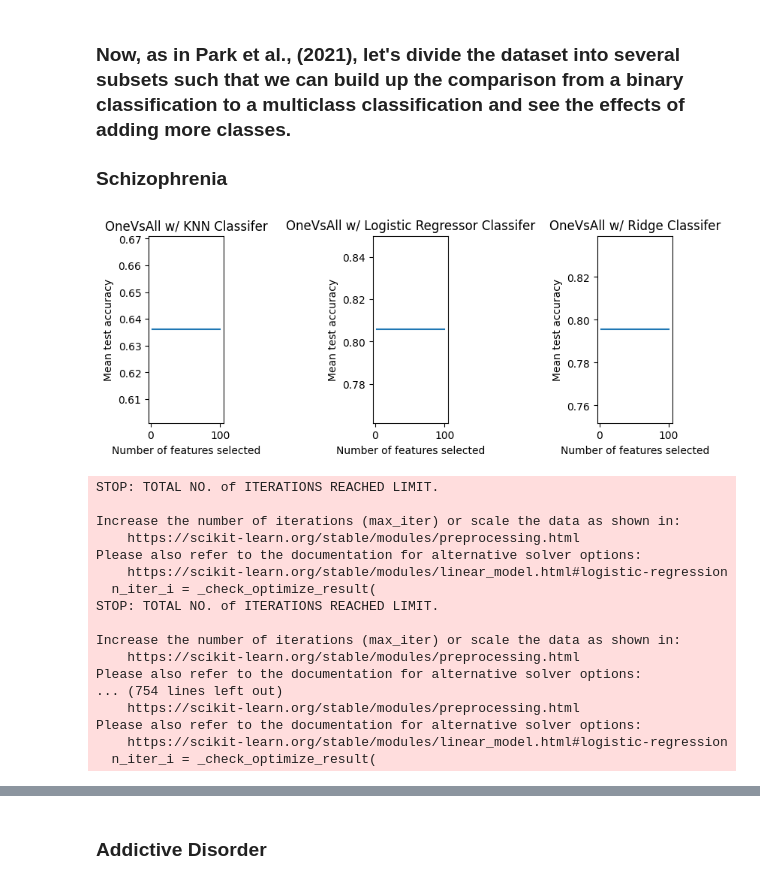
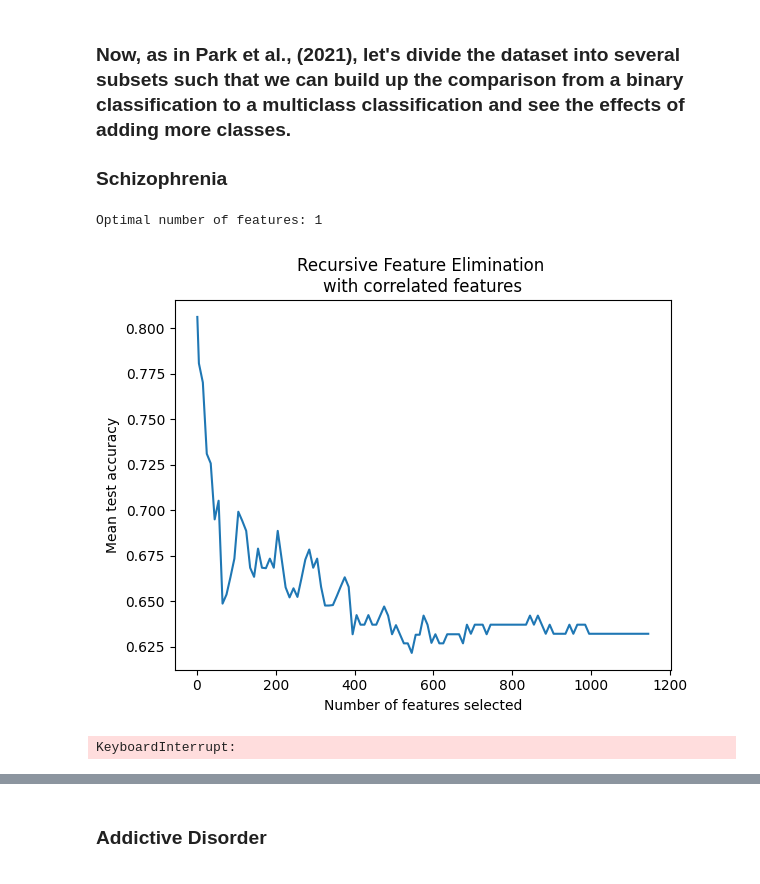
Before and after one commit to RicardoEspinoza279/DATATHON25_NeurotechTrack, a Jupyter notebook: RicardoEspinoza_Datathon25_Code.ipynb, the cells around one changed output, grey strips where cells are left out. Saved outputs shown, nothing was run; the diff lists cells and outputs as text; code cells hidden in the pictures.

```diff
--- a/RicardoEspinoza_Datathon25_Code.ipynb
+++ b/RicardoEspinoza_Datathon25_Code.ipynb
@@ -422,18 +588,12 @@ y_train_sch = y_train.loc[bool_rows]
 # %%
 # Define how many features to select using the JMIM algorithm
-num_features = [2, 10, 20, 30, 40, 50, 100]
+num_features = 50
 
-# Initialize dictionaries to store the accuracy of the models and the names of the columns used to train the models
-accuracy_scores_sch_knn = {num_features[n]: [] for n in range(len(num_features))}
-accuracy_scores_sch_logistic = accuracy_scores_sch_knn.copy()
-accuracy_scores_sch_ridge = accuracy_scores_sch_knn.copy()
-col_names_sch = {num_features[n]: [] for n in range(len(num_features))}
-
-# For each element in the num_features list, apply the JMIM algorithm to get a subset of maximally-informative
-# features and train a KNNClassifier model and evaluate the accuracy using 5-fold cross-validation
-for k in num_features:
-    # Apply the JMIM algorithm
-    x_train_sch_k = featureSelectionJMIM(x_train_sch, y_train_sch, k)
-
-    # Train and evaluate the model
-    col_names_sch[k] = x_train_sch_k.columns
+# Compare the JMIM algorithm to the RFE algorithm and plot the average model accuracy as a function of number of features
+x_train_sch_optim, y_train_sch_enc, n_feature_optim = fit_disorder(x_train, y_train_main,
+                                                                   'Schizophrenia', num_features,
+                                                                   plotRFE = True, plotJMIM = True)
+# %% [output]
+Optimal number of features: 1
+[figure, added]
+KeyboardInterrupt:
@@ -449,45 +599,0 @@ for k in num_features:
-# %%
-fig = plt.figure(figsize = (9, 4))
-grid = fig.add_gridspec(nrows = 1, ncols = 3, wspace = 2)
-axs = grid.subplots()
-fig.suptitle = 'Feature Selection Using \nJoint Mutual Information Maximization'
-axs[0].plot(accuracy_scores_sch_knn.keys(), [np.mean(scores) for scores in accuracy_scores_sch_knn.values()])
-axs[0].set_title('OneVsAll w/ KNN Classifer')
-axs[0].set_box_aspect(2.5)
-axs[1].plot(accuracy_scores_sch_logistic.keys(), [np.mean(scores) for scores in accuracy_scores_sch_logistic.values()])
-axs[1].set_title('OneVsAll w/ Logistic Regressor Classifer')
-axs[1].set_box_aspect(2.5)
-axs[2].plot(accuracy_scores_sch_ridge.keys(), [np.mean(scores) for scores in accuracy_scores_sch_ridge.values()])
-axs[2].set_title('OneVsAll w/ Ridge Classifer')
-axs[2].set_box_aspect(2.5)
-for ax in axs.flat:
-    ax.set(xlabel = 'Number of features selected', ylabel = 'Mean test accuracy')
-
-plt.show()
-# %% [output]
-[figure, removed]
-# %%
-feature_optimizer_sch = RFECV(estimator = LogisticRegression(),
-                          step = 10,
-                          cv = StratifiedKFold(10),
-                          scoring= 'accuracy',
-                          min_features_to_select = 1,
-                          n_jobs=2).fit(x_train_sch, y_train_sch)
-# %% [output]
-STOP: TOTAL NO. of ITERATIONS REACHED LIMIT.
-
-Increase the number of iterations (max_iter) or scale the data as shown in:
-    https://scikit-learn.org/stable/modules/preprocessing.html
-Please also refer to the documentation for alternative solver options:
-    https://scikit-learn.org/stable/modules/linear_model.html#logistic-regression
-  n_iter_i = _check_optimize_result(
-STOP: TOTAL NO. of ITERATIONS REACHED LIMIT.
-
-Increase the number of iterations (max_iter) or scale the data as shown in:
-    https://scikit-learn.org/stable/modules/preprocessing.html
-Please also refer to the documentation for alternative solver options:
-... (754 lines left out)
-    https://scikit-learn.org/stable/modules/preprocessing.html
-Please also refer to the documentation for alternative solver options:
-    https://scikit-learn.org/stable/modules/linear_model.html#logistic-regression
-  n_iter_i = _check_optimize_result(
```
Also changed, not shown: parts of 48 cells of this notebook.
